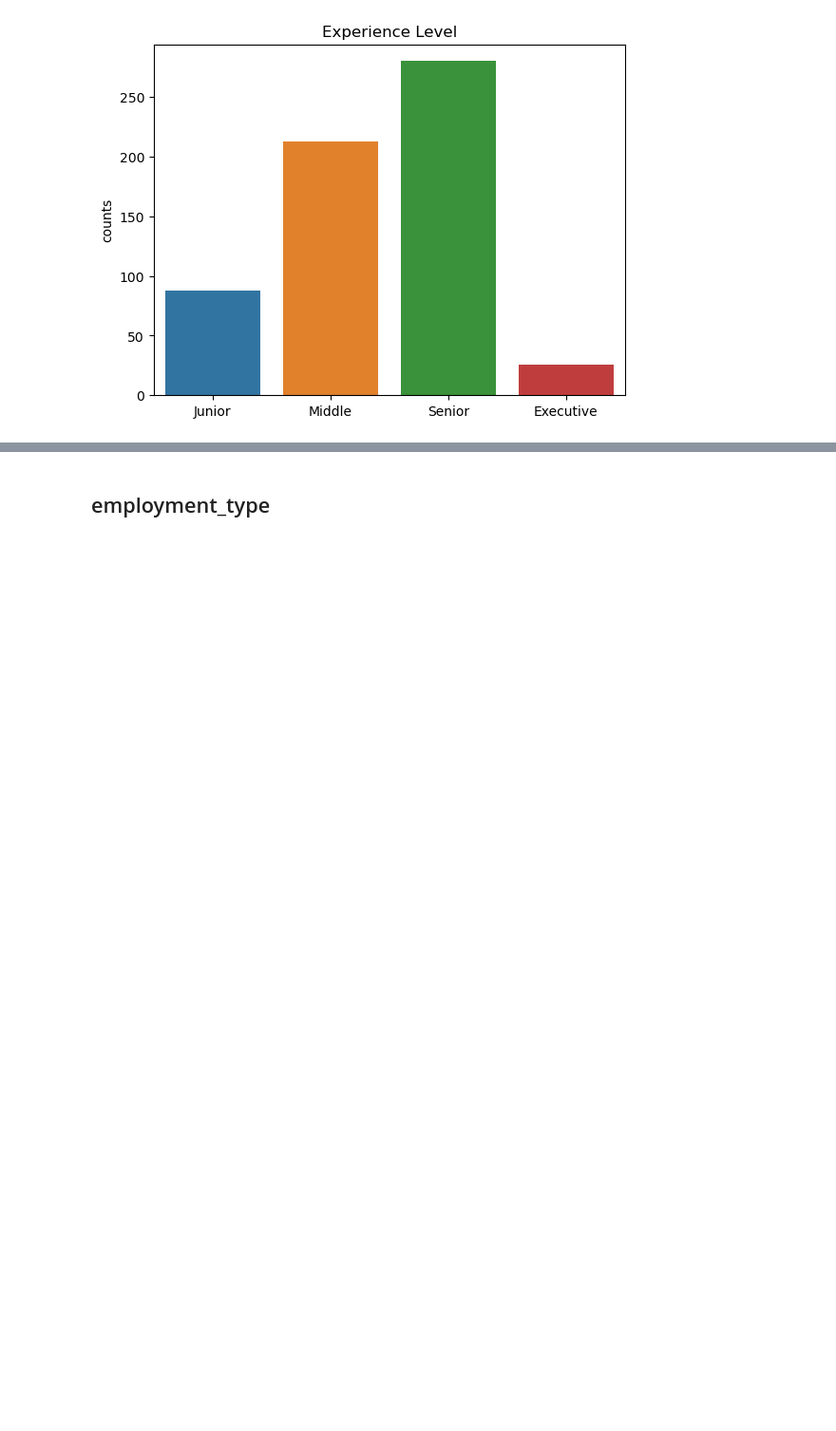
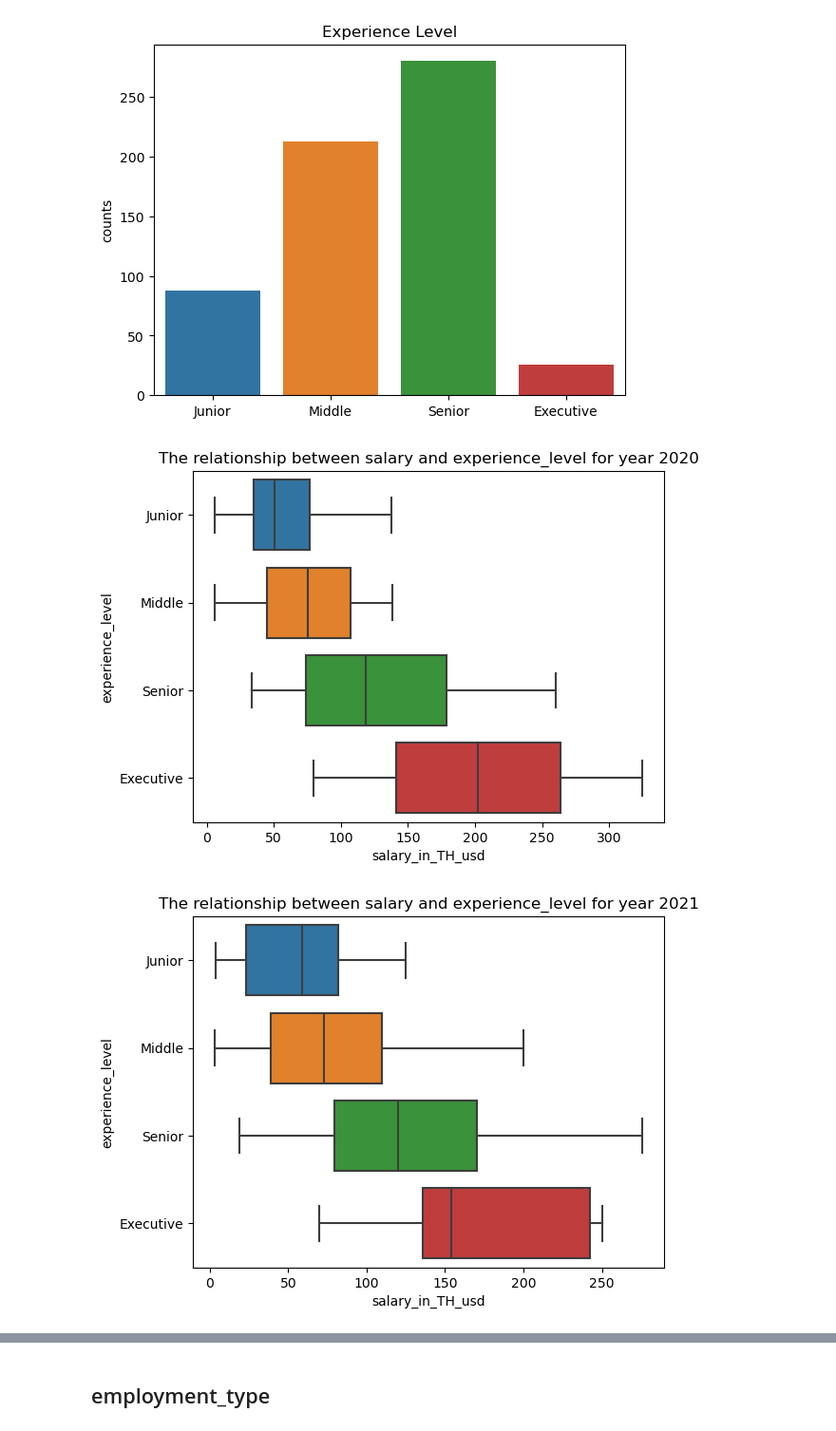
Before and after one commit to NadezhdaGruzdeva/GB-graduate-work, a Jupyter notebook: ds_salaries.ipynb, the cells around one changed output, grey strips where cells are left out. Shown at 95% size. Saved outputs shown, nothing was run; the diff lists cells and outputs as text; code cells hidden in the pictures; blank space fills up the shorter version.

```diff
--- a/ds_salaries.ipynb
+++ b/ds_salaries.ipynb
@@ -190,3 +191,17 @@ plt.title('Experience Level')
 # %% [output]
 Text(0.5, 1.0, 'Experience Level')
 [figure]
+# %%
+
+
+years = df['work_year'].unique()    # получаем уникальные года из столбца work_year
+order = ['Junior', 'Middle', 'Senior', 'Executive']
+
+for year in years:
+    data = df[df['work_year'] == year]    # выбираем данные только для определенного года
+    sns.boxplot(x=data['salary_in_TH_usd'], y=data['experience_level'], order=order, showfliers=False)
+    plt.title('The relationship between salary and experience_level for year {}'.format(year))
+    plt.show()
+# %% [output]
+[figure, added]
+[figure, added]
```
Also changed, not shown: parts of 12 cells of this notebook.
